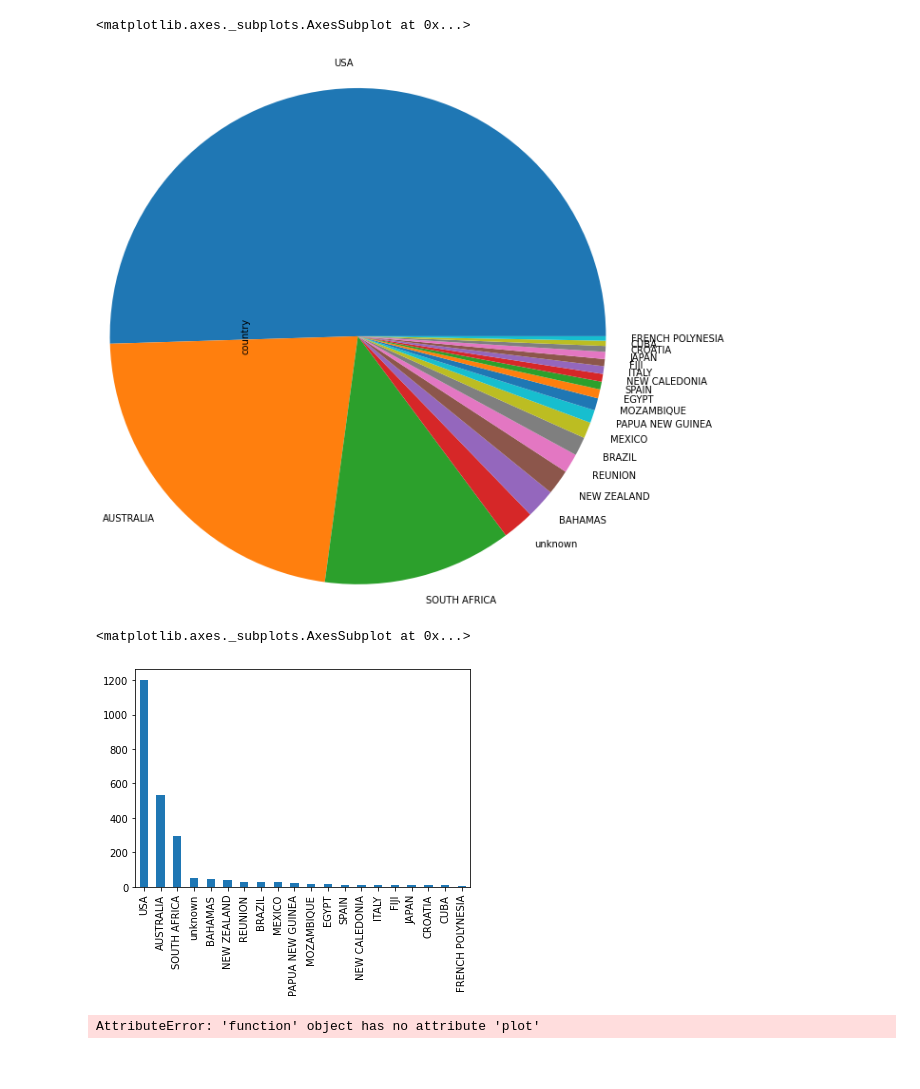
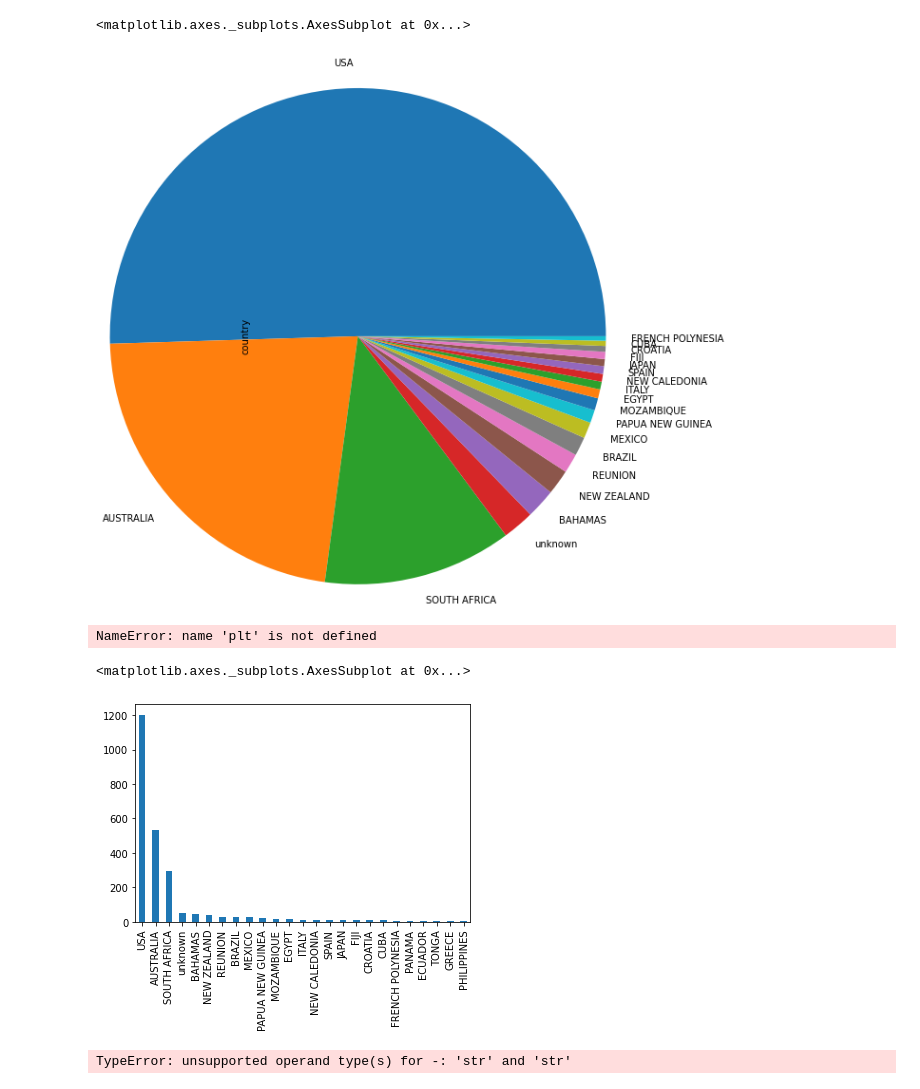
Before and after one commit to WHYTEWYLL/shark_attack, a Jupyter notebook: Analisis.ipynb, the cells around one changed output. Saved outputs shown, nothing was run; the diff lists cells and outputs as text; code cells hidden in the pictures.

```diff
--- a/Analisis.ipynb
+++ b/Analisis.ipynb
@@ -4,7 +4,7 @@ import numpy as np
 
 import re
 # %%
-df=pd.read_csv("Output/Sharks_attacks_cleaned.csv")
+df=pd.read_csv("Output/Sharks_attacks_clean.csv")
 # %%
 df
 # %% [output]
@@ -27,10 +27,15 @@ df
 df.country.value_counts()[:20].plot.pie(radius=3)
 # %% [output]
 <matplotlib.axes._subplots.AxesSubplot at 0x...>
-[figure, old version]
+[figure, new version]
+# %%
+%matplotlib inline
+plt.bar(df.country.value_counts(),df.type)
+# %% [output]
+NameError: name 'plt' is not defined
 # %%
-df.country.value_counts()[:20].plot.bar()
+df.country.value_counts()[:25].plot.bar()
 # %% [output]
 <matplotlib.axes._subplots.AxesSubplot at 0x...>
-[figure, old version]
+[figure, new version]
 # %%
@@ -38,4 +43,4 @@ nuevo=df[["type","country"]]
-# %%
-nuevo.items.plot.bar()
-# %% [output]
-AttributeError: 'function' object has no attribute 'plot'
+# %%
+lol.type=pd.qcut(lol.type,2)
+# %% [output]
+TypeError: unsupported operand type(s) for -: 'str' and 'str'
```
Also changed, not shown: parts of 6 cells of this notebook, 2 other files.
